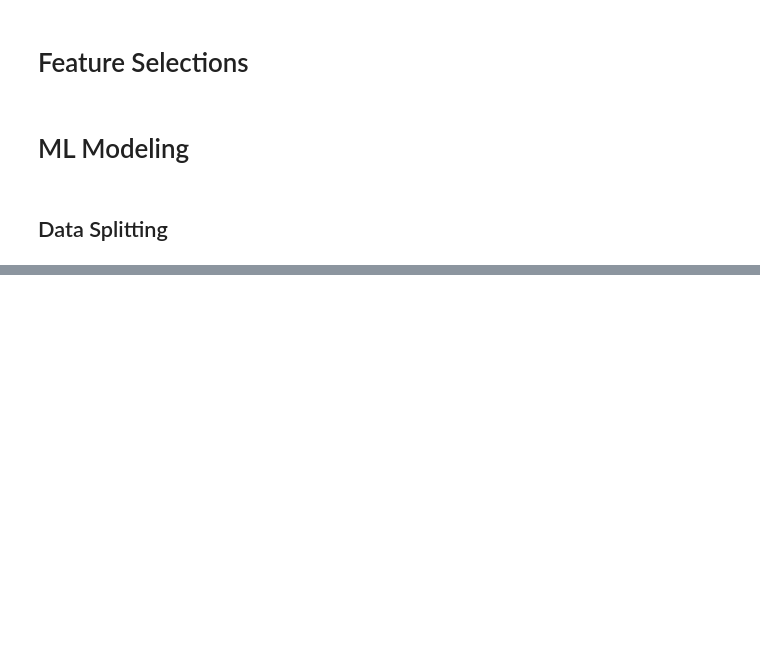
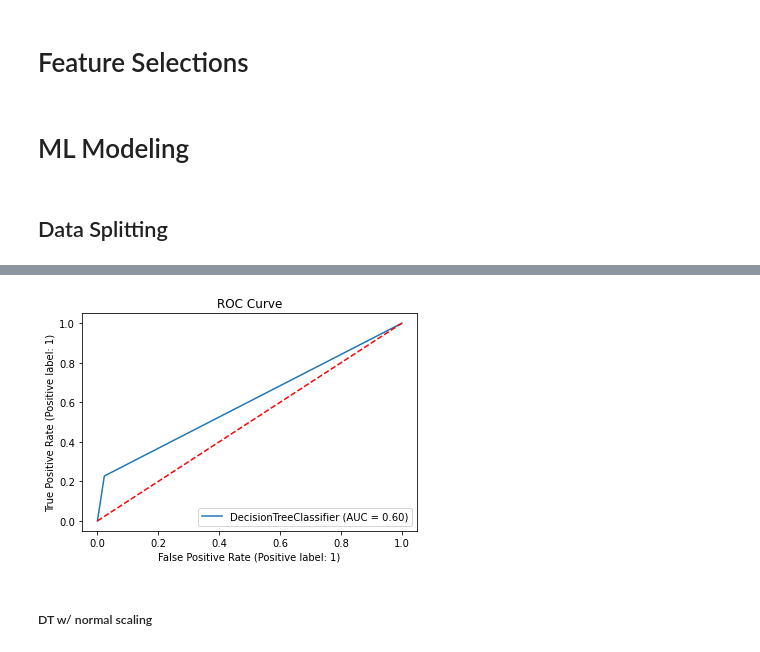
Before and after one commit to adilsmh/Company-Bankruptcy-Prediction, a Jupyter notebook: notebook/notebook_model.ipynb, the cells around one changed output, grey strips where cells are left out. Saved outputs shown, nothing was run; the diff lists cells and outputs as text; code cells hidden in the pictures; blank space fills up the shorter version.

```diff
--- a/notebook/notebook_model.ipynb
+++ b/notebook/notebook_model.ipynb
@@ -340,0 +240,6 @@ iteration_undersampling = Pipeline([
+# %%
+roc_auc(scaling_dt_trnd, X_test, y_test)
+# %% [output]
+[figure, added]
+# %% [markdown]
+##### DT w/ normal scaling
```
Also changed, not shown: parts of 118 cells of this notebook, 1 other file.
